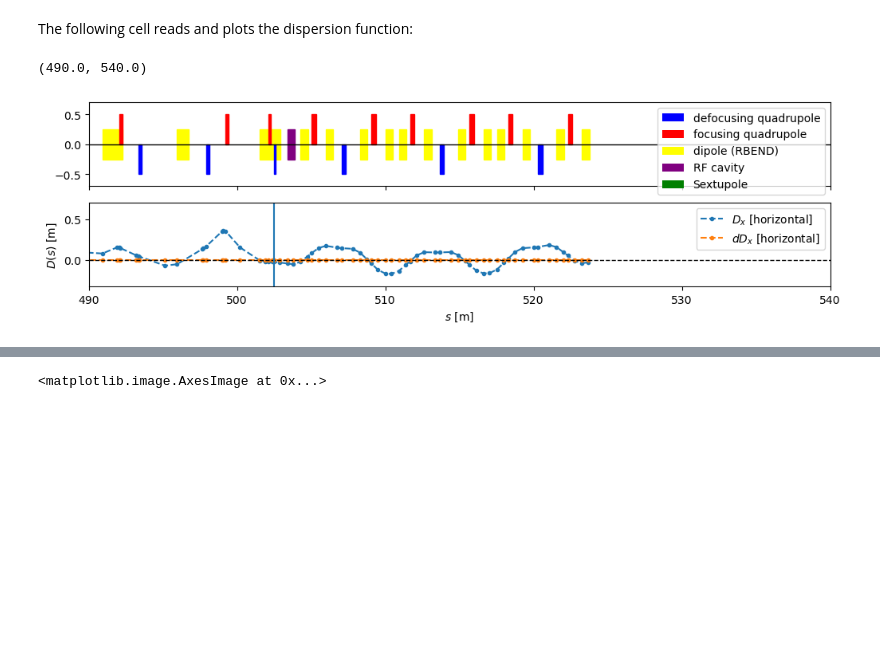
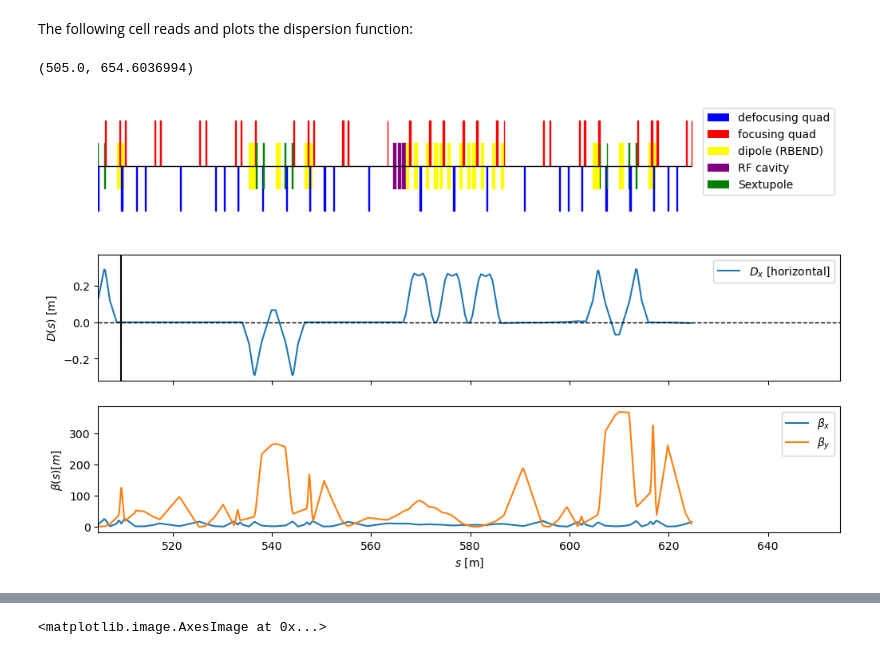
Before and after one commit to sebastiankalos/JAI_project, a Jupyter notebook: bunch_compressor.ipynb, the cells around one changed output, grey strips where cells are left out. Cells and saved outputs as stored; diff of their text form; code cells hidden in the pictures; blank space fills up the shorter version.

```diff
--- a/bunch_compressor.ipynb
+++ b/bunch_compressor.ipynb
@@ -102,45 +102,53 @@ plt.savefig('jupyter_plots/Transfer_lattice.jpg', bbox_inches='tight')
 # %% [markdown]
 The following cell reads and plots the dispersion function:
 # %%
-fig, ax = plt.subplots(2,1,figsize=(12,3),sharex=True)
-ax[1].plot(s,Dx,'.--',label=r'$D_x$ [horizontal]')
-ax[1].plot(s,dDx,'.--',label=r'$dD_x$ [horizontal]')
-ax[1].legend(loc="upper right")
-ax[1].set_xlabel(r'$s$ [m]')
-ax[1].set_ylabel(r'$D(s)$ [m]')
-
+fig, ax = plt.subplots(3,1,figsize=(12,7),sharex=True)
 elem_width=0.5
 for type_,s_,L_,K1L_ in zip(type,s,L,K1L): #for each element, plot a rectangular patch in lab frame
     if 'QUADRUPOLE' in type_:
         if K1L_<0: #if defocusing
             ax[0].add_patch(Rectangle((s_,0), L_, -elem_width,color='blue'))
         else: #if focusing
             ax[0].add_patch(Rectangle((s_,0), L_, elem_width,color='red'))
     elif 'RFCAVITY' in type_:
         ax[0].add_patch(Rectangle((s_,-elem_width/2), L_, elem_width,color='purple'))
     elif 'RBEND' in type_:
        ax[0].add_patch(Rectangle((s_, -elem_width/2), L_, elem_width,color='yellow')) #left dipole patch
        #plt.text(x,y-0.8*elem_width,s=r"$\theta$="+str(round(angle_*180/np.pi,2))+r"$^o$")
     elif 'SEXTUPOLE' in type_:
         ax[0].add_patch(Rectangle((s_,-elem_width/2), L_, elem_width,color='green'))
 
-ax[0].axhline(y=0,linewidth=1,color='black')
+
+xmin=505
 ax[0].set_ylim(-0.7,0.7)
+ax[0].axis('off')
+ax[0].hlines(y=0, xmin=xmin, xmax=s[-1]+L[-1], color='black',linewidth=1)
+#plt.axhline(y=0,color='black',linestyle='--',linewidth=1)
 
-hndl = [Patch(facecolor='blue', label='defocusing quadrupole'),#make a legend corresponding to the color patches signifying lattice elements
-        Patch(facecolor='red', label='focusing quadrupole'),
+hndl = [Patch(facecolor='blue', label='defocusing quad'),#make a legend corresponding to the color patches signifying lattice elements
+        Patch(facecolor='red', label='focusing quad'),
         Patch(facecolor='yellow', label='dipole (RBEND)'),
         Patch(facecolor='purple', label='RF cavity'),
         Patch(facecolor='green', label='Sextupole')]
 ax[0].legend(handles=hndl,loc='upper right')
 
+ax[1].plot(s,Dx,label=r'$D_x$ [horizontal]')
+#ax[1].plot(s,dDx,'.--',label=r'$dD_x$ [horizontal]')
+ax[1].legend(loc="upper right")
+ax[1].set_ylabel(r'$D(s)$ [m]')
+ax[1].axvline(x=509.68,color='black')
+ax[1].axhline(y=0,color='black',linestyle='--',linewidth=1)
+
+ax[2].plot(s,betx,label=r'$\beta_x$')
+ax[2].plot(s,bety,label=r'$\beta_y$')
+ax[2].set_ylabel(r'$\beta (s) [m]$')
+ax[2].set_xlabel(r'$s$ [m]')
+
 plt.legend()
-plt.axhline(y=0,color='black',linestyle='--',linewidth=1)
-plt.axvline(x=502.47)
-plt.xlim(490,540)
+plt.xlim(xmin,s[-1]+30)
 # %% [output]
-(490.0, 540.0)
+(505.0, 654.6036994)
-[figure, old version]
+[figure, new version]
 # %%
 filename = "madx_scripts/positron_transfer_line/tracking_data/track.outone"
 copy_lines=[]
```
Also changed, not shown: parts of 2 cells of this notebook, 10 other files.
